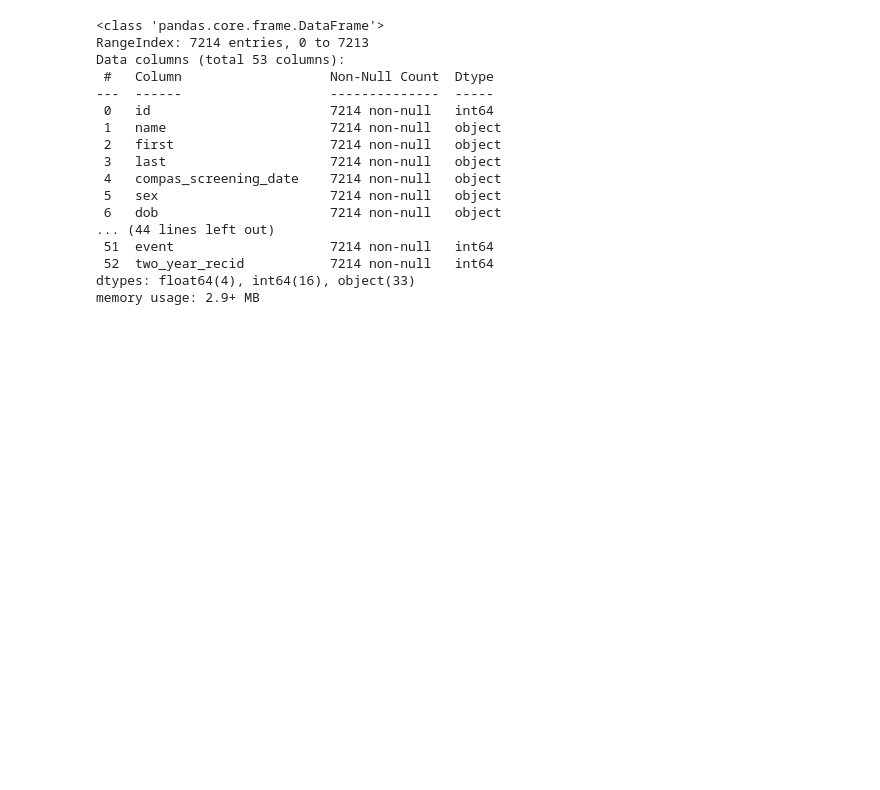
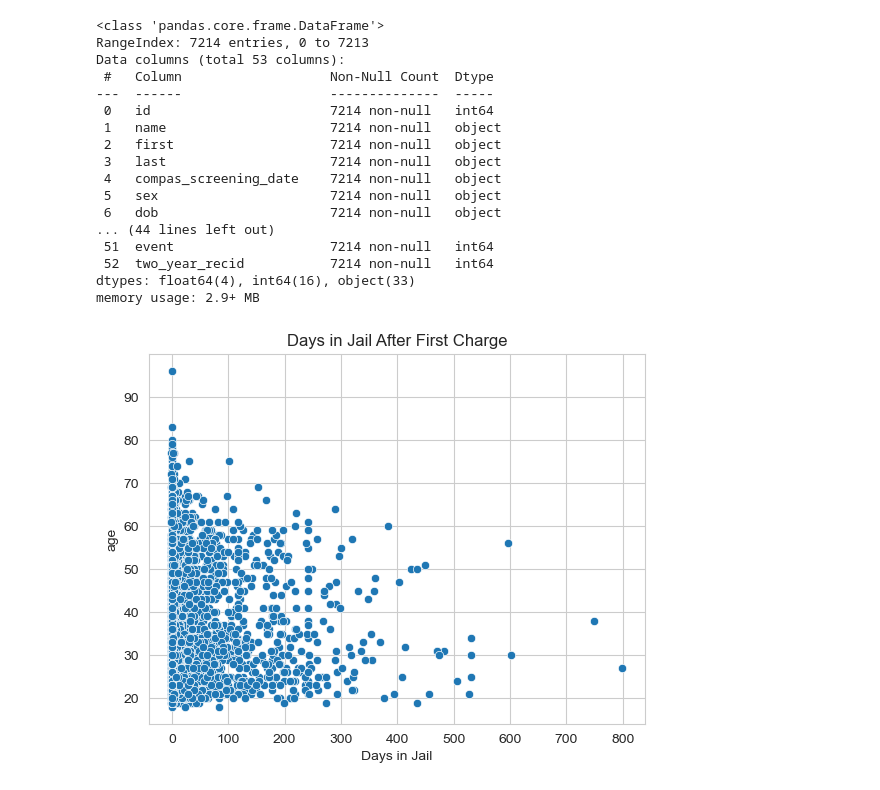
Before and after one commit to Threelivestoken/DataScience1, a Jupyter notebook: CodeTemplates/SeabornFundamentals.ipynb, the cells around one changed output. Cells and saved outputs as stored; diff of their text form; code cells hidden in the pictures; blank space fills up the shorter version.

```diff
--- a/CodeTemplates/SeabornFundamentals.ipynb
+++ b/CodeTemplates/SeabornFundamentals.ipynb
@@ -33,0 +42,17 @@ memory usage: 2.9+ MB
+# %%
+# Challenge 7
+
+# Wrangle the time data
+df["c_jail_in"] = pd.to_datetime(df["c_jail_in"])
+df["c_jail_out"] = pd.to_datetime(df["c_jail_out"])
+df["total_time_jail"] = (df["c_jail_out"] - df["c_jail_in"]).dt.days
+
+# Create the visualization, with custom x axis label and title
+sns.set_style("whitegrid")
+sns.scatterplot(data=df, x="total_time_jail", y="age")
+ax = plt.gca()
+ax.set_xlabel("Days in Jail")
+ax.set_title("Days in Jail After First Charge")
+plt.show()
+# %% [output]
+[figure, added]
```
Also changed, not shown: parts of 32 cells of this notebook.
